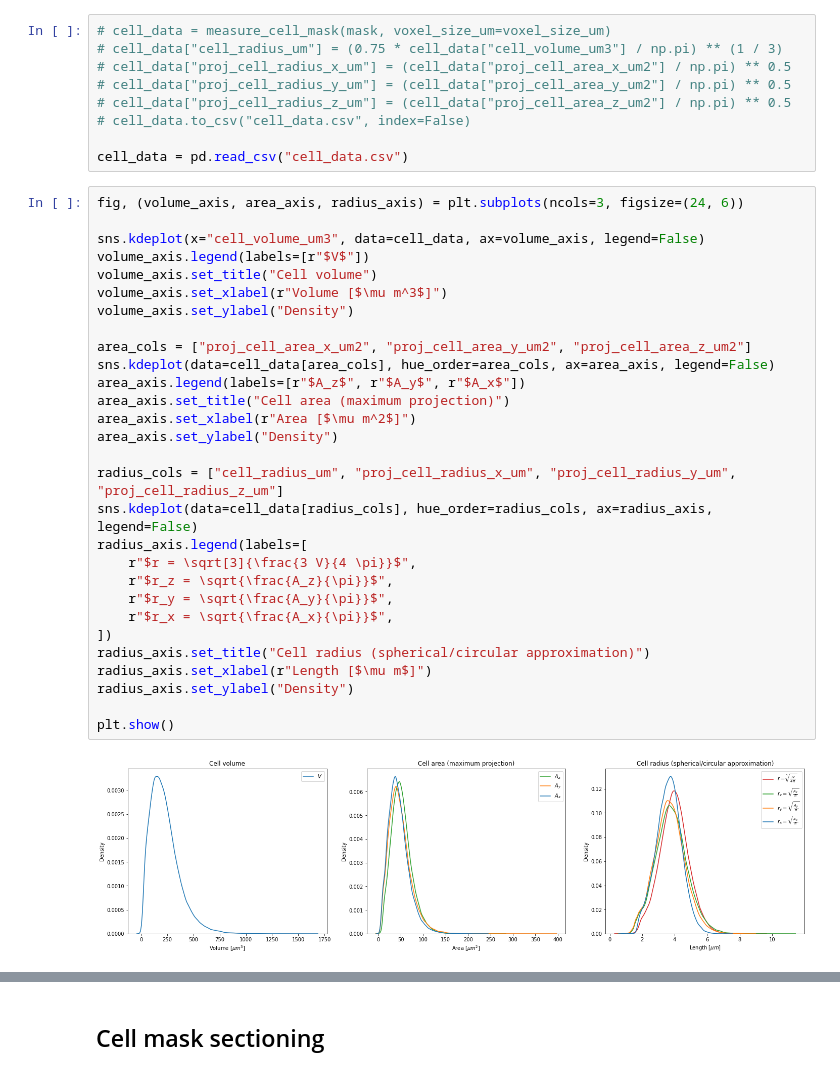
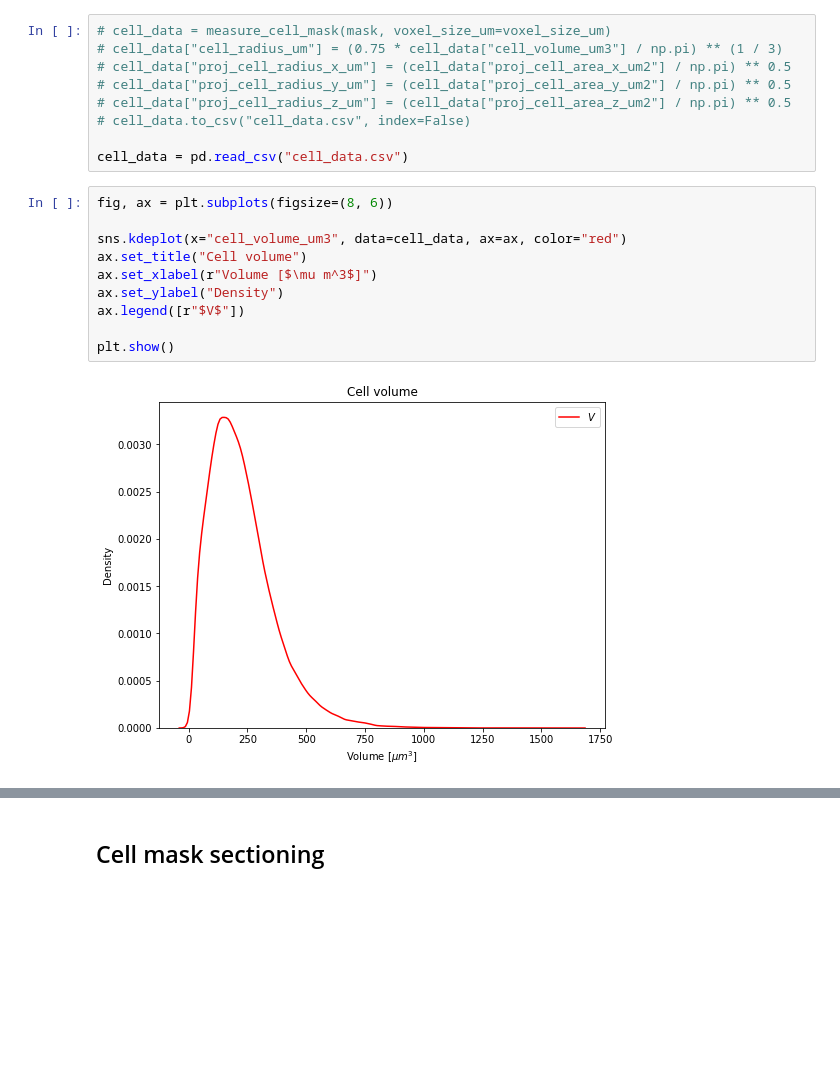
Before and after one commit to BodenmillerGroup/simutome, a Jupyter notebook: notebooks/parameter_estimation.ipynb, the cells around one changed output, grey strips where cells are left out. Drawn from its saved outputs; the diff is of its cells as text; blank space fills up the shorter version.

```diff
--- a/notebooks/parameter_estimation.ipynb
+++ b/notebooks/parameter_estimation.ipynb
@@ -126,34 +126,15 @@ Channels:
 # cell_data.to_csv("cell_data.csv", index=False)
 
 cell_data = pd.read_csv("cell_data.csv")
-# %%
-fig, (volume_axis, area_axis, radius_axis) = plt.subplots(ncols=3, figsize=(24, 6))
-
-sns.kdeplot(x="cell_volume_um3", data=cell_data, ax=volume_axis, legend=False)
-volume_axis.legend(labels=[r"$V$"])
-volume_axis.set_title("Cell volume")
-volume_axis.set_xlabel(r"Volume [$\mu m^3$]")
-volume_axis.set_ylabel("Density")
-
-area_cols = ["proj_cell_area_x_um2", "proj_cell_area_y_um2", "proj_cell_area_z_um2"]
-sns.kdeplot(data=cell_data[area_cols], hue_order=area_cols, ax=area_axis, legend=False)
-area_axis.legend(labels=[r"$A_z$", r"$A_y$", r"$A_x$"])
-area_axis.set_title("Cell area (maximum projection)")
-area_axis.set_xlabel(r"Area [$\mu m^2$]")
-area_axis.set_ylabel("Density")
-
-radius_cols = ["cell_radius_um", "proj_cell_radius_x_um", "proj_cell_radius_y_um", "proj_cell_radius_z_um"]
-sns.kdeplot(data=cell_data[radius_cols], hue_order=radius_cols, ax=radius_axis, legend=False)
-radius_axis.legend(labels=[
-    r"$r = \sqrt[3]{\frac{3 V}{4 \pi}}$",
-    r"$r_z = \sqrt{\frac{A_z}{\pi}}$",
-    r"$r_y = \sqrt{\frac{A_y}{\pi}}$",
-    r"$r_x = \sqrt{\frac{A_x}{\pi}}$",
-])
-radius_axis.set_title("Cell radius (spherical/circular approximation)")
-radius_axis.set_xlabel(r"Length [$\mu m$]")
-radius_axis.set_ylabel("Density")
-
-plt.show()
-# %% [output]
-[figure, removed]
+# %%
+fig, ax = plt.subplots(figsize=(8, 6))
+
+sns.kdeplot(x="cell_volume_um3", data=cell_data, ax=ax, color="red")
+ax.set_title("Cell volume")
+ax.set_xlabel(r"Volume [$\mu m^3$]")
+ax.set_ylabel("Density")
+ax.legend([r"$V$"])
+
+plt.show()
+# %% [output]
+[figure, added]
```
Also changed, not shown: parts of 18 cells of this notebook, 1 other file.
